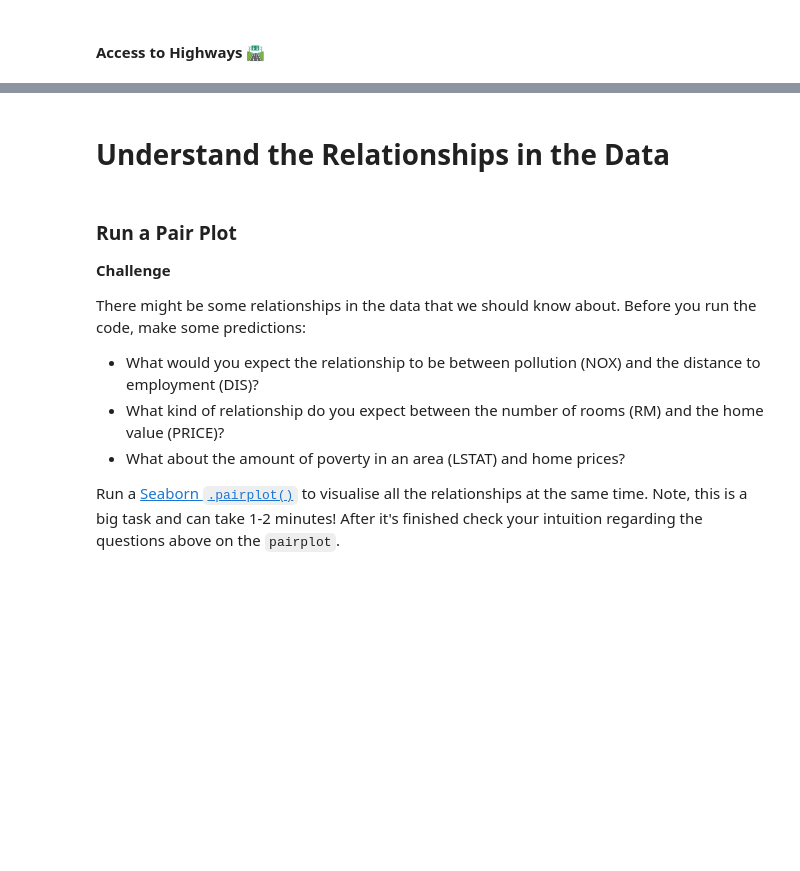
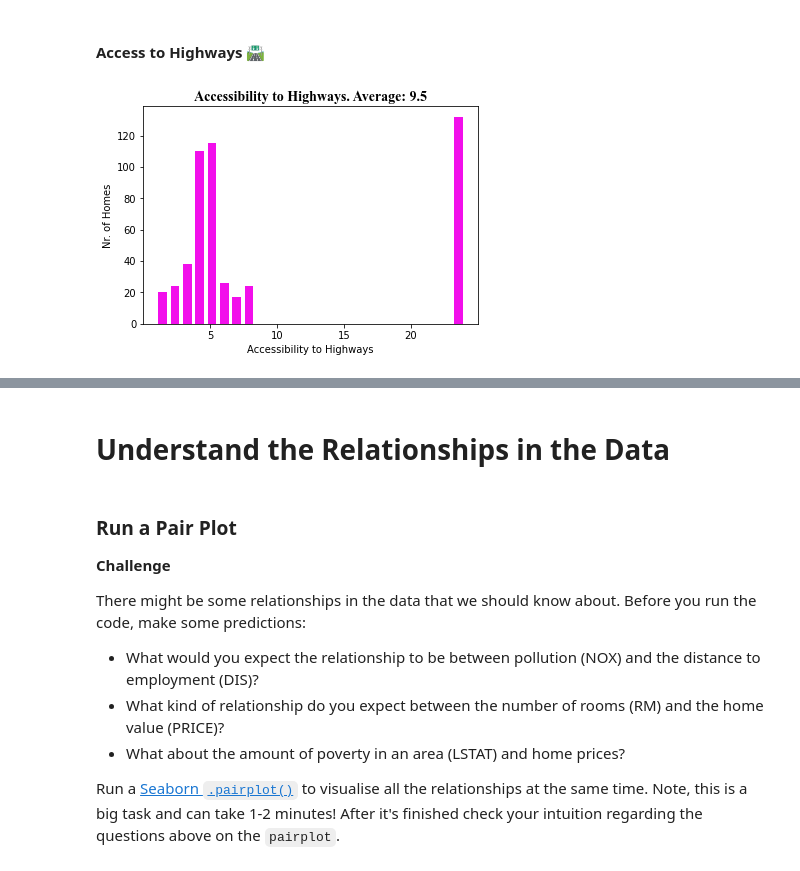
Before and after one commit to DarkDk123/House-valuation-model, a Jupyter notebook: Multivariable_Regression_and_Valuation_Model_(start).ipynb, the cells around one changed output, grey strips where cells are left out. Cells and saved outputs as stored; diff of their text form; code cells hidden in the pictures; blank space fills up the shorter version.

```diff
--- a/Multivariable_Regression_and_Valuation_Model_(start).ipynb
+++ b/Multivariable_Regression_and_Valuation_Model_(start).ipynb
@@ -231,5 +306,26 @@ What do you notice in the distributions of the data?
 # %% [markdown]
 #### Access to Highways 🛣
+# %%
+plt.Figure(figsize=(18, 9), dpi=200)
+
+plt.hist(data.RAD,
+         bins=25,
+         color='#f20feb',
+         rwidth=0.7
+)
+
+plt.title(
+        f"Accessibility to Highways. Average: {data.RAD.mean():.2}",
+        fontdict={
+              'fontfamily': 'Times New Roman',
+              'size': 14, 'weight': 'bold'
+          }
+)
+plt.xlabel('Accessibility to Highways', fontsize=10)
+plt.ylabel('Nr. of Homes', fontsize=10)
+plt.show()
+# %% [output]
+[figure, added]
 # %% [markdown]
 #### Next to the River? ⛵️
 
```
Also changed, not shown: parts of 7 cells of this notebook.
